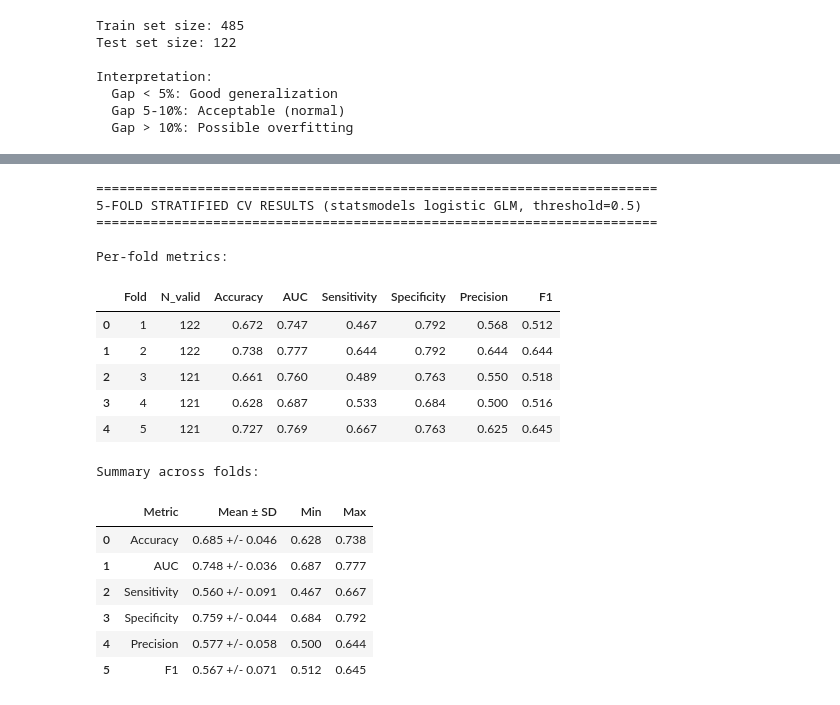
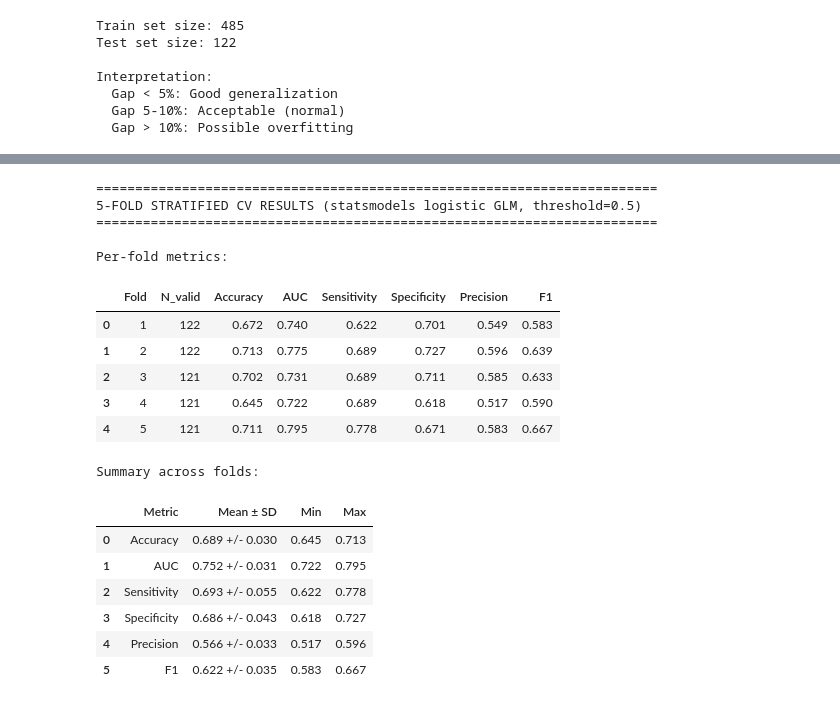
Before and after one commit to Vilnius-Kosice-joint-project-2026/predicting-neurological-recovery, a Jupyter notebook: metadata_model.ipynb, the cells around one changed output, grey strips where cells are left out. Saved outputs shown, nothing was run; the diff lists cells and outputs as text; code cells hidden in the pictures.

```diff
--- a/metadata_model.ipynb
+++ b/metadata_model.ipynb
@@ -753,7 +702,7 @@ if "Outcome_binary" not in cv_base_df.columns:
 if cv_base_df["Outcome_binary"].isna().any():
     raise ValueError("Outcome_binary contains missing labels; cannot run CV.")
 
-skf = StratifiedKFold(n_splits=5, shuffle=True, random_state=1234)
+skf = StratifiedKFold(n_splits=5, shuffle=True, random_state=12345)
 cv_rows = []
 
 for fold_idx, (train_index, valid_index) in enumerate(
@@ -781,7 +730,7 @@ for fold_idx, (train_index, valid_index) in enumerate(
 
     y_valid_true = fold_valid_model["Outcome_binary"].astype(int)
     y_valid_prob = fold_model.predict(fold_valid_model)
-    y_valid_pred = (y_valid_prob >= 0.5).astype(int)
+    y_valid_pred = (y_valid_prob >= 0.42).astype(int)
 
     tp_fold = int(((y_valid_pred == 1) & (y_valid_true == 1)).sum())
     tn_fold = int(((y_valid_pred == 0) & (y_valid_true == 0)).sum())
@@ -820,43 +769,43 @@ cv_fold_df = pd.DataFrame(cv_rows)
 metric_columns = ["Accuracy", "AUC", "Sensitivity", "Specificity", "Precision", "F1"]
 
 cv_summary_df = pd.DataFrame(
     {
         "Metric": metric_columns,
         "Mean": [cv_fold_df[col].mean() for col in metric_columns],
         "Std": [cv_fold_df[col].std(ddof=1) for col in metric_columns],
         "Min": [cv_fold_df[col].min() for col in metric_columns],
         "Max": [cv_fold_df[col].max() for col in metric_columns],
     }
 )
 cv_summary_df["Mean ± SD"] = cv_summary_df.apply(
     lambda row: f"{row['Mean']:.3f} +/- {row['Std']:.3f}",
     axis=1,
 )
 
 print("=" * 72)
 print("5-FOLD STRATIFIED CV RESULTS (statsmodels logistic GLM, threshold=0.5)")
 print("=" * 72)
 print("\nPer-fold metrics:")
 display(cv_fold_df.round(3))
 print("\nSummary across folds:")
 display(cv_summary_df[["Metric", "Mean ± SD", "Min", "Max"]].round(3))
 # %% [output]
 ========================================================================
 5-FOLD STRATIFIED CV RESULTS (statsmodels logistic GLM, threshold=0.5)
 ========================================================================
 
 Per-fold metrics:
 |  | Fold | N_valid | Accuracy | AUC | Sensitivity | Specificity | Precision | F1 |
-| 0 | 1 | 122 | 0.672 | 0.747 | 0.467 | 0.792 | 0.568 | 0.512 |
-| 1 | 2 | 122 | 0.738 | 0.777 | 0.644 | 0.792 | 0.644 | 0.644 |
-| 2 | 3 | 121 | 0.661 | 0.760 | 0.489 | 0.763 | 0.550 | 0.518 |
-| 3 | 4 | 121 | 0.628 | 0.687 | 0.533 | 0.684 | 0.500 | 0.516 |
-| 4 | 5 | 121 | 0.727 | 0.769 | 0.667 | 0.763 | 0.625 | 0.645 |
+| 0 | 1 | 122 | 0.672 | 0.740 | 0.622 | 0.701 | 0.549 | 0.583 |
+| 1 | 2 | 122 | 0.713 | 0.775 | 0.689 | 0.727 | 0.596 | 0.639 |
+| 2 | 3 | 121 | 0.702 | 0.731 | 0.689 | 0.711 | 0.585 | 0.633 |
+| 3 | 4 | 121 | 0.645 | 0.722 | 0.689 | 0.618 | 0.517 | 0.590 |
+| 4 | 5 | 121 | 0.711 | 0.795 | 0.778 | 0.671 | 0.583 | 0.667 |
 Summary across folds:
 |  | Metric | Mean ± SD | Min | Max |
-| 0 | Accuracy | 0.685 +/- 0.046 | 0.628 | 0.738 |
-| 1 | AUC | 0.748 +/- 0.036 | 0.687 | 0.777 |
-| 2 | Sensitivity | 0.560 +/- 0.091 | 0.467 | 0.667 |
-| 3 | Specificity | 0.759 +/- 0.044 | 0.684 | 0.792 |
-| 4 | Precision | 0.577 +/- 0.058 | 0.500 | 0.644 |
-| 5 | F1 | 0.567 +/- 0.071 | 0.512 | 0.645 |
+| 0 | Accuracy | 0.689 +/- 0.030 | 0.645 | 0.713 |
+| 1 | AUC | 0.752 +/- 0.031 | 0.722 | 0.795 |
+| 2 | Sensitivity | 0.693 +/- 0.055 | 0.622 | 0.778 |
+| 3 | Specificity | 0.686 +/- 0.043 | 0.618 | 0.727 |
+| 4 | Precision | 0.566 +/- 0.033 | 0.517 | 0.596 |
+| 5 | F1 | 0.622 +/- 0.035 | 0.583 | 0.667 |
```
Also changed, not shown: parts of 12 cells of this notebook, 6 other files.
